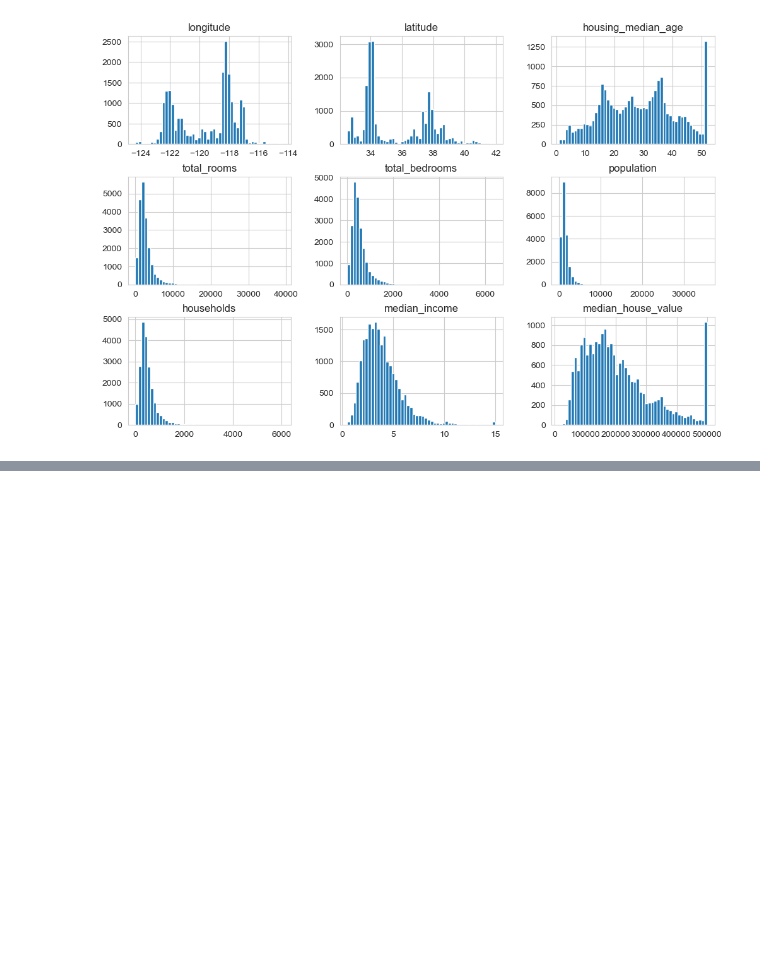
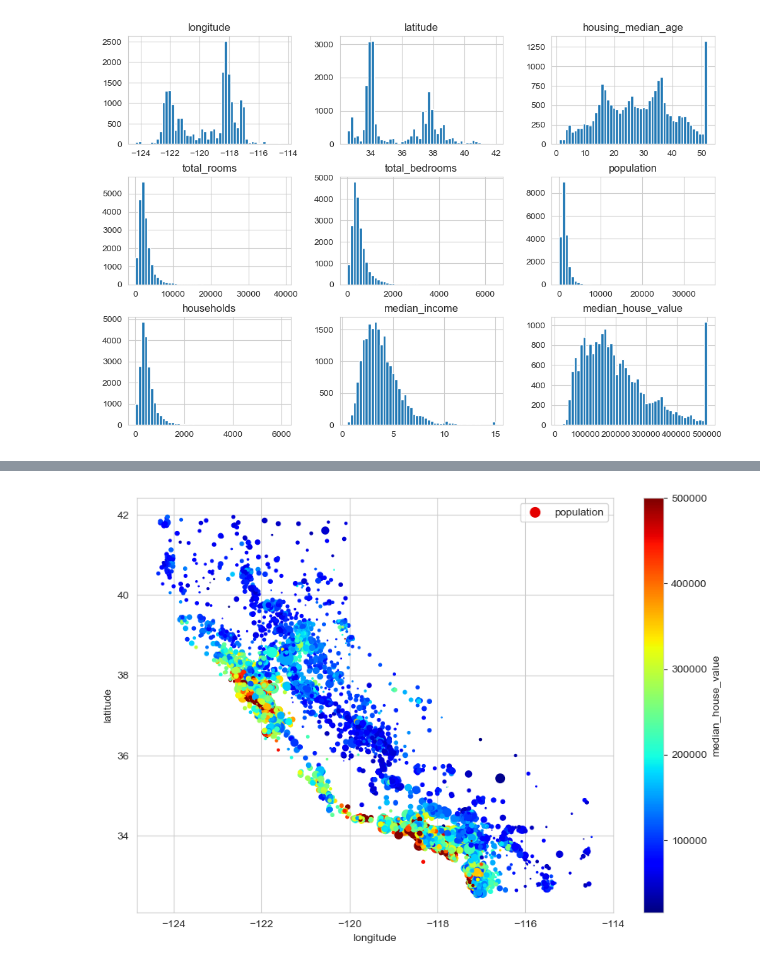
Before and after one commit to oscarguillen-ml/ML-Internship-Portfolio, a Jupyter notebook: 01-california-housing-end-to-end/california_housing.ipynb, the cells around one changed output, grey strips where cells are left out. Saved outputs shown, nothing was run; the diff lists cells and outputs as text; code cells hidden in the pictures; blank space fills up the shorter version.

```diff
--- a/01-california-housing-end-to-end/california_housing.ipynb
+++ b/01-california-housing-end-to-end/california_housing.ipynb
@@ -98,0 +204,7 @@ train_set, test_set=train_test_split(housing, test_size=0.2, random_state=42)
+# %%
+housing.plot(kind='scatter', x='longitude', y='latitude',
+                s=housing['population']/100 ,label='population',#We declare the column because we want to do an operation with it.
+                c='median_house_value',cmap='jet',colorbar=True,
+                legend=True,figsize=(10,7));
+# %% [output]
+[figure, added]
```
Also changed, not shown: parts of 29 cells of this notebook.
